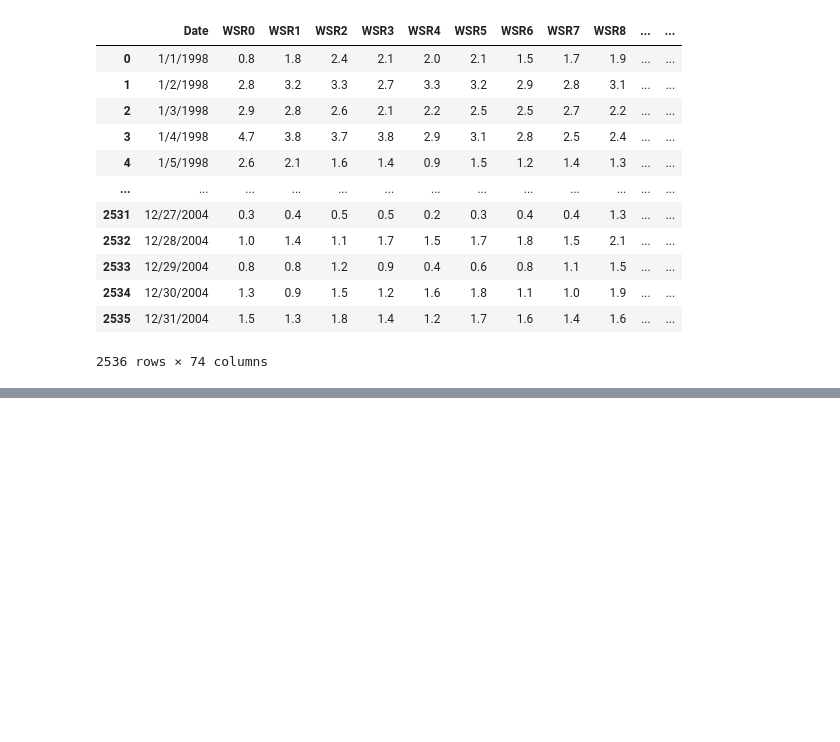
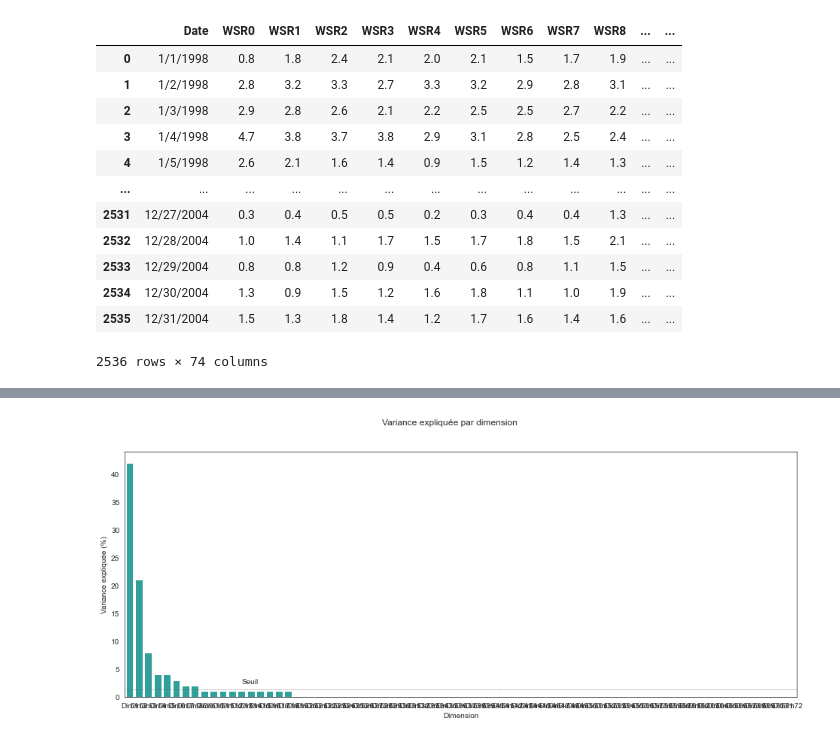
Before and after one commit to fxjollois/cours-2023-2024, a Jupyter notebook: ufr--m1-dci--ecd/seance9-correction.ipynb, the cells around one changed output, grey strips where cells are left out. Cells and saved outputs as stored; diff of their text form; code cells hidden in the pictures; blank space fills up the shorter version.

```diff
--- a/ufr--m1-dci--ecd/seance9-correction.ipynb
+++ b/ufr--m1-dci--ecd/seance9-correction.ipynb
@@ -60,0 +100,15 @@ data
+# %%
+import numpy
+import matplotlib.pyplot as plt
+import seaborn
+seaborn.set_style("white")
+
+from sklearn.preprocessing import scale
+from sklearn.decomposition import PCA
+from sklearn.cluster import AgglomerativeClustering
+from sklearn.cluster import KMeans
+from sklearn.metrics import roc_curve, auc
+from sklearn.linear_model import LogisticRegression
+from sklearn.neighbors import KNeighborsClassifier
+from sklearn.tree import DecisionTreeClassifier, plot_tree
+from sklearn.neural_network import MLPClassifier
@@ -60,0 +117,3 @@ data
+# %%
+X = data.drop(["Date", "ozone"], axis = 1)
+X.head()
@@ -60,0 +146,13 @@ data
+# %%
+pca = PCA().fit(scale(X))
+# %%
+eig = pandas.DataFrame(
+    {
+        "Dimension" : ["Dim" + str(x + 1) for x in range(X.shape[1])],
+        "Valeur propre" : pca.explained_variance_,
+        "% variance expliquée" : numpy.round(pca.explained_variance_ratio_ * 100),
+        "% cum. var. expliquée" : numpy.round(numpy.cumsum(pca.explained_variance_ratio_) * 100)
+    },
+    columns = ["Dimension", "Valeur propre", "% variance expliquée", "% cum. var. expliquée"]
+)
+eig
@@ -60,0 +173,14 @@ data
+# %%
+plt.figure(figsize=(16, 6))
+g_eig = seaborn.barplot(x = "Dimension",
+                        y = "% variance expliquée",
+                        color = "lightseagreen",
+                        data = eig)
+plt.text(12, 100/X.shape[1] + 1, "Seuil")
+plt.axhline(y = 100/X.shape[1], linewidth = .5, color = "dimgray", linestyle = "--")
+g_eig.set(ylabel = "Variance expliquée (%)")
+g_eig.figure.suptitle("Variance expliquée par dimension")
+
+plt.show()
+# %% [output]
+[figure, added]
```
Also changed, not shown: parts of 58 cells of this notebook, 1 other file.
